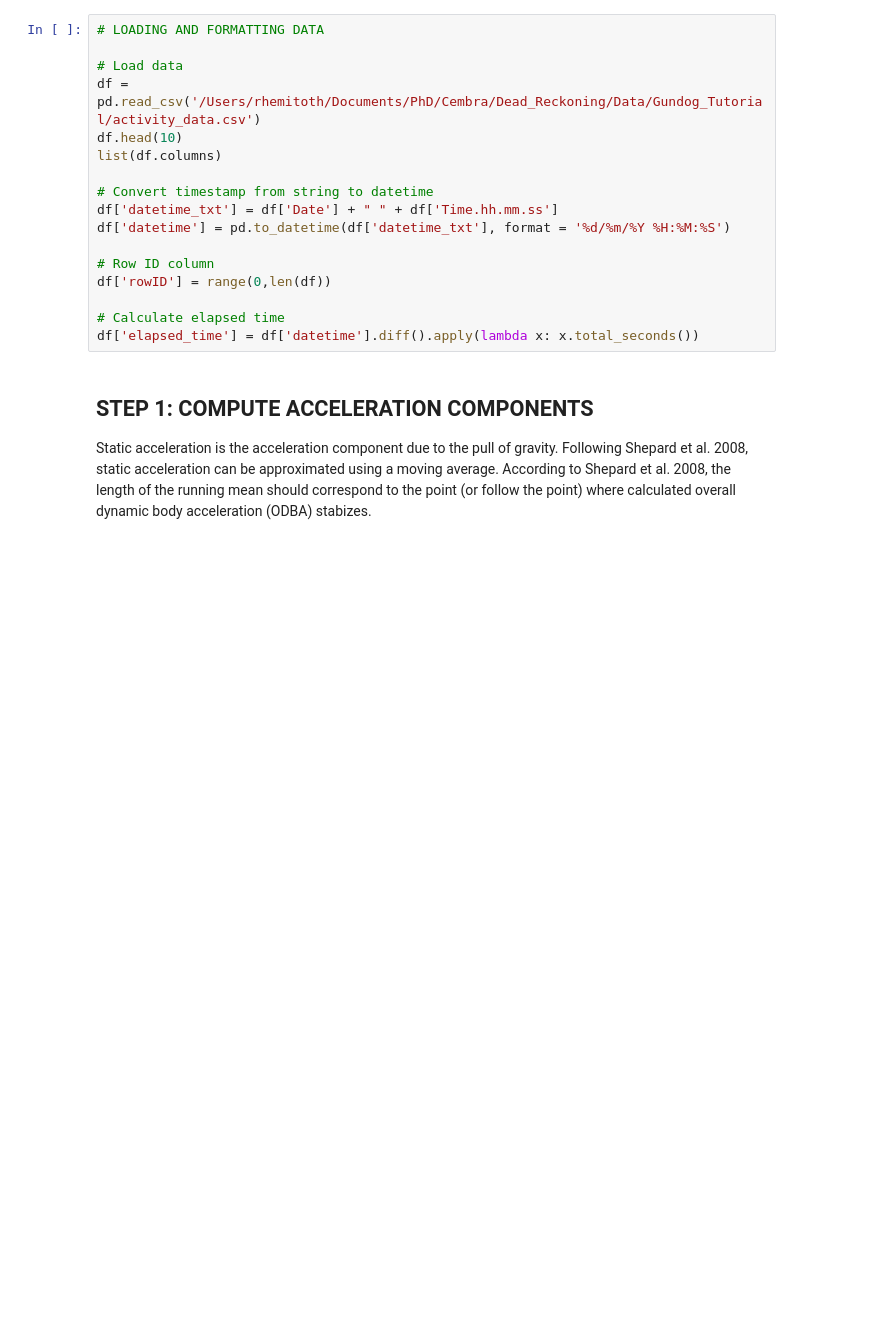
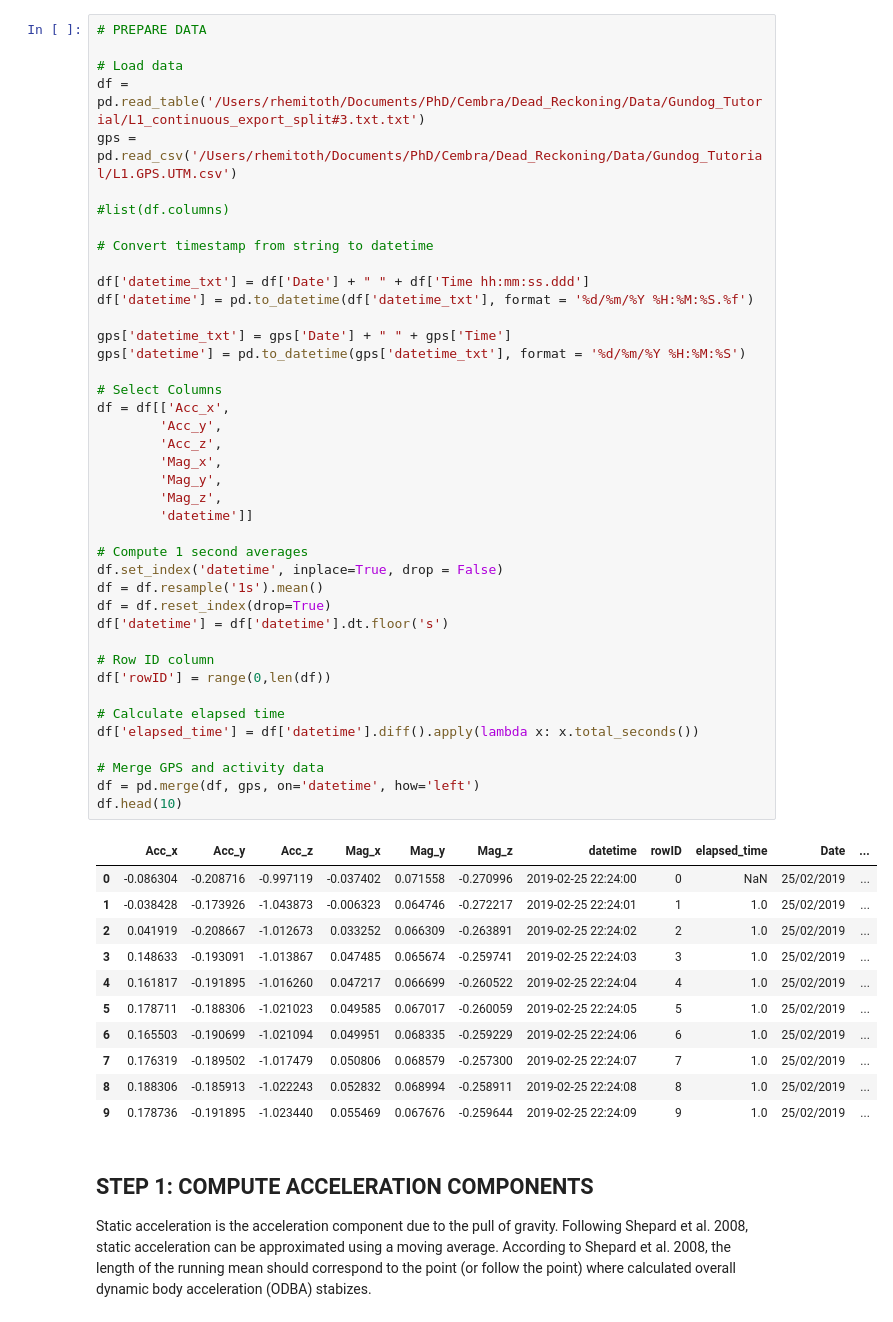
Before and after one commit to rhemitoth/Dead_Reckoning_Python, a Jupyter notebook: Dead_Reckoning_Bidder.ipynb, the cells around one changed output. Drawn from its saved outputs; the diff is of its cells as text; blank space fills up the shorter version.

```diff
--- a/Dead_Reckoning_Bidder.ipynb
+++ b/Dead_Reckoning_Bidder.ipynb
@@ -11,20 +8,56 @@ Intel MKL WARNING: Support of Intel(R) Streaming SIMD Extensions 4.2 (Intel(R) S
 # %%
-# LOADING AND FORMATTING DATA
+# PREPARE DATA
 
 # Load data
-df = pd.read_csv('/Users/rhemitoth/Documents/PhD/Cembra/Dead_Reckoning/Data/Gundog_Tutorial/activity_data.csv')
-df.head(10)
-list(df.columns)
+df = pd.read_table('/Users/rhemitoth/Documents/PhD/Cembra/Dead_Reckoning/Data/Gundog_Tutorial/L1_continuous_export_split#3.txt.txt')
+gps = pd.read_csv('/Users/rhemitoth/Documents/PhD/Cembra/Dead_Reckoning/Data/Gundog_Tutorial/L1.GPS.UTM.csv')
+
+#list(df.columns)
 
 # Convert timestamp from string to datetime
-df['datetime_txt'] = df['Date'] + " " + df['Time.hh.mm.ss']
-df['datetime'] = pd.to_datetime(df['datetime_txt'], format = '%d/%m/%Y %H:%M:%S')
+
+df['datetime_txt'] = df['Date'] + " " + df['Time hh:mm:ss.ddd']
+df['datetime'] = pd.to_datetime(df['datetime_txt'], format = '%d/%m/%Y %H:%M:%S.%f')
+
+gps['datetime_txt'] = gps['Date'] + " " + gps['Time']
+gps['datetime'] = pd.to_datetime(gps['datetime_txt'], format = '%d/%m/%Y %H:%M:%S')
+
+# Select Columns
+df = df[['Acc_x',
+        'Acc_y',
+        'Acc_z',
+        'Mag_x',
+        'Mag_y',
+        'Mag_z',
+        'datetime']]
+
+# Compute 1 second averages
+df.set_index('datetime', inplace=True, drop = False)
+df = df.resample('1s').mean()
+df = df.reset_index(drop=True)
+df['datetime'] = df['datetime'].dt.floor('s')
 
 # Row ID column
 df['rowID'] = range(0,len(df))
 
 # Calculate elapsed time
 df['elapsed_time'] = df['datetime'].diff().apply(lambda x: x.total_seconds())
+
+# Merge GPS and activity data
+df = pd.merge(df, gps, on='datetime', how='left')
+df.head(10)
+# %% [output]
+|  | Acc_x | Acc_y | Acc_z | Mag_x | Mag_y | Mag_z | datetime | rowID | elapsed_time | Date | ... |
+| 0 | -0.086304 | -0.208716 | -0.997119 | -0.037402 | 0.071558 | -0.270996 | 2019-02-25 22:24:00 | 0 | NaN | 25/02/2019 | ... |
+| 1 | -0.038428 | -0.173926 | -1.043873 | -0.006323 | 0.064746 | -0.272217 | 2019-02-25 22:24:01 | 1 | 1.0 | 25/02/2019 | ... |
+| 2 | 0.041919 | -0.208667 | -1.012673 | 0.033252 | 0.066309 | -0.263891 | 2019-02-25 22:24:02 | 2 | 1.0 | 25/02/2019 | ... |
+| 3 | 0.148633 | -0.193091 | -1.013867 | 0.047485 | 0.065674 | -0.259741 | 2019-02-25 22:24:03 | 3 | 1.0 | 25/02/2019 | ... |
+| 4 | 0.161817 | -0.191895 | -1.016260 | 0.047217 | 0.066699 | -0.260522 | 2019-02-25 22:24:04 | 4 | 1.0 | 25/02/2019 | ... |
+| 5 | 0.178711 | -0.188306 | -1.021023 | 0.049585 | 0.067017 | -0.260059 | 2019-02-25 22:24:05 | 5 | 1.0 | 25/02/2019 | ... |
+| 6 | 0.165503 | -0.190699 | -1.021094 | 0.049951 | 0.068335 | -0.259229 | 2019-02-25 22:24:06 | 6 | 1.0 | 25/02/2019 | ... |
+| 7 | 0.176319 | -0.189502 | -1.017479 | 0.050806 | 0.068579 | -0.257300 | 2019-02-25 22:24:07 | 7 | 1.0 | 25/02/2019 | ... |
+| 8 | 0.188306 | -0.185913 | -1.022243 | 0.052832 | 0.068994 | -0.258911 | 2019-02-25 22:24:08 | 8 | 1.0 | 25/02/2019 | ... |
+| 9 | 0.178736 | -0.191895 | -1.023440 | 0.055469 | 0.067676 | -0.259644 | 2019-02-25 22:24:09 | 9 | 1.0 | 25/02/2019 | ... |
 # %% [markdown]
 ## STEP 1: COMPUTE ACCELERATION COMPONENTS
 Static acceleration is the acceleration component due to the pull of gravity. Following Shepard et al. 2008, static acceleration can be approximated using a moving average. According to Shepard et al. 2008, the length of the running mean should correspond to the point (or follow the point) where calculated overall dynamic body acceleration (ODBA) stabizes.
```
Also changed, not shown: parts of 8 cells of this notebook, 1 other file.
